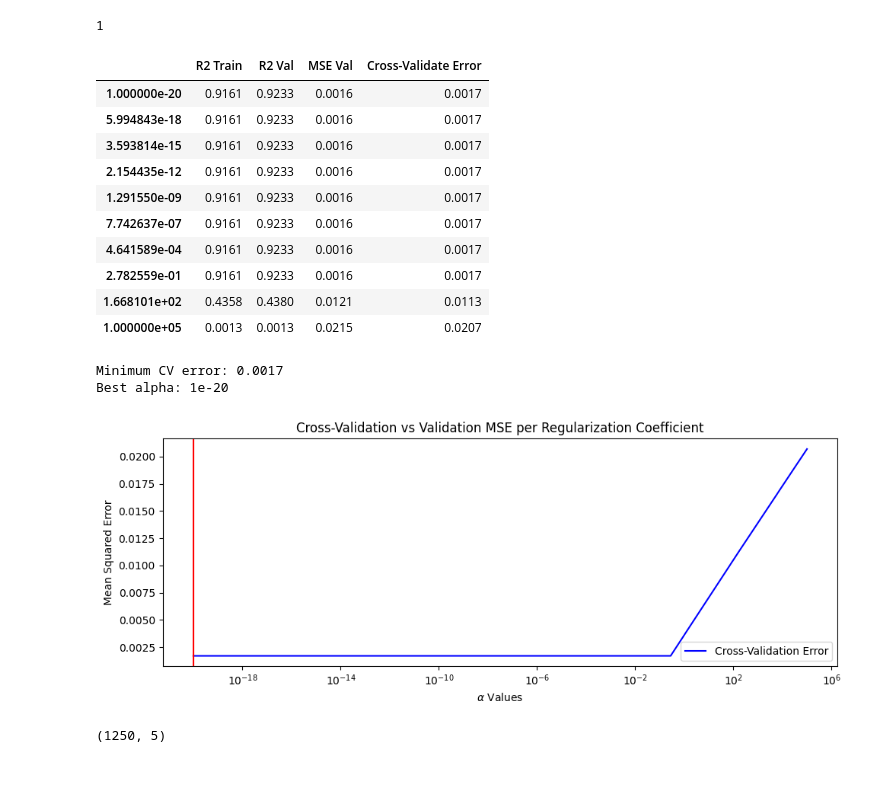
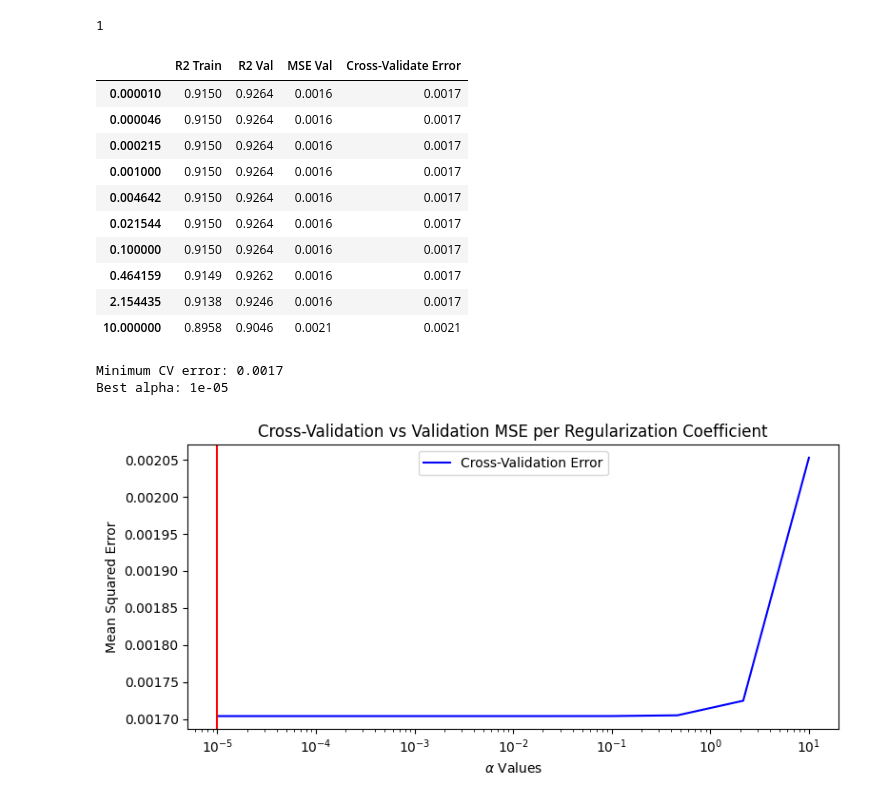
Before and after one commit to adunoluwa1/House-Price-Prediction-using-Regression, a Jupyter notebook: House_Price_Prediction.ipynb, the cells around one changed output. Saved outputs shown, nothing was run; the diff lists cells and outputs as text; code cells hidden in the pictures; blank space fills up the shorter version.

```diff
--- a/House_Price_Prediction.ipynb
+++ b/House_Price_Prediction.ipynb
@@ -163,6 +176,6 @@ plt.show()
 # %%
 # alphas = np.linspace(1e-20,50, 7000)
-alphas = np.logspace(-20,5, 10)
+alphas = np.logspace(-5,1, 10)
 val_error, crossval_error, R2_val, R2_train = [], [], [], []
 deg = best_deg
 print(deg)
@@ -202,16 +215,16 @@ for alpha in alphas:
 dx
 # %% [output]
 |  | R2 Train | R2 Val | MSE Val | Cross-Validate Error |
-| 1.000000e-20 | 0.9161 | 0.9233 | 0.0016 | 0.0017 |
-| 5.994843e-18 | 0.9161 | 0.9233 | 0.0016 | 0.0017 |
-| 3.593814e-15 | 0.9161 | 0.9233 | 0.0016 | 0.0017 |
-| 2.154435e-12 | 0.9161 | 0.9233 | 0.0016 | 0.0017 |
-| 1.291550e-09 | 0.9161 | 0.9233 | 0.0016 | 0.0017 |
-| 7.742637e-07 | 0.9161 | 0.9233 | 0.0016 | 0.0017 |
-| 4.641589e-04 | 0.9161 | 0.9233 | 0.0016 | 0.0017 |
-| 2.782559e-01 | 0.9161 | 0.9233 | 0.0016 | 0.0017 |
-| 1.668101e+02 | 0.4358 | 0.4380 | 0.0121 | 0.0113 |
-| 1.000000e+05 | 0.0013 | 0.0013 | 0.0215 | 0.0207 |
+| 0.000010 | 0.9150 | 0.9264 | 0.0016 | 0.0017 |
+| 0.000046 | 0.9150 | 0.9264 | 0.0016 | 0.0017 |
+| 0.000215 | 0.9150 | 0.9264 | 0.0016 | 0.0017 |
+| 0.001000 | 0.9150 | 0.9264 | 0.0016 | 0.0017 |
+| 0.004642 | 0.9150 | 0.9264 | 0.0016 | 0.0017 |
+| 0.021544 | 0.9150 | 0.9264 | 0.0016 | 0.0017 |
+| 0.100000 | 0.9150 | 0.9264 | 0.0016 | 0.0017 |
+| 0.464159 | 0.9149 | 0.9262 | 0.0016 | 0.0017 |
+| 2.154435 | 0.9138 | 0.9246 | 0.0016 | 0.0017 |
+| 10.000000 | 0.8958 | 0.9046 | 0.0021 | 0.0021 |
 # %%
 best_alpha = dx["Cross-Validate Error"].idxmin()
 min_cve = dx["Cross-Validate Error"].loc[best_alpha]
@@ -219,22 +232,18 @@ print(f'Minimum CV error: {min_cve}')
 print(f'Best alpha: {best_alpha}')
 # %% [output]
 Minimum CV error: 0.0017
-Best alpha: 1e-20
+Best alpha: 1e-05
 # %%
-fig, ax = plt.subplots(figsize=(10,4))
+fig, ax = plt.subplots(figsize=(8,4))
 # ax.plot(alphas, val_error, ls='-',c='#007D66', label="Validation Error")
 ax.plot(alphas, crossval_error, ls='-',c='blue', label="Cross-Validation Error")
 ax.set_xlabel(r"$\alpha$ Values")
 ax.set_ylabel("Mean Squared Error")
 ax.set_xscale(value='log')
 # ax.set_yscale(value='log')
 ax.axvline(best_alpha, c='r')
 ax.legend()
 ax.set_title("Cross-Validation vs Validation MSE per Regularization Coefficient")
 plt.tight_layout()
 # %% [output]
-[figure, old version]
+[figure, new version]
-# %%
-x_val.shape
-# %% [output]
-(1250, 5)
```
Also changed, not shown: parts of 15 cells of this notebook.
